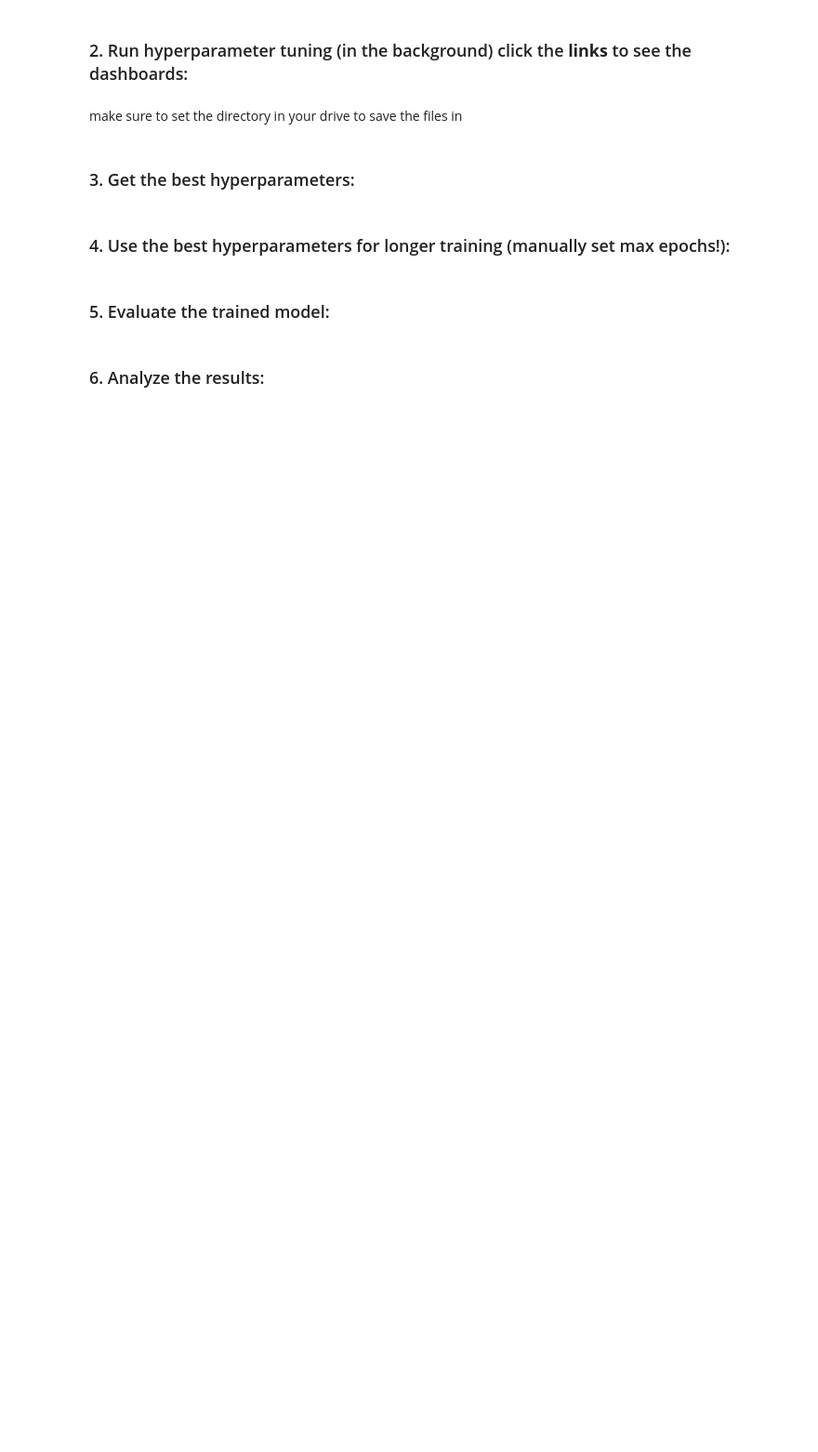
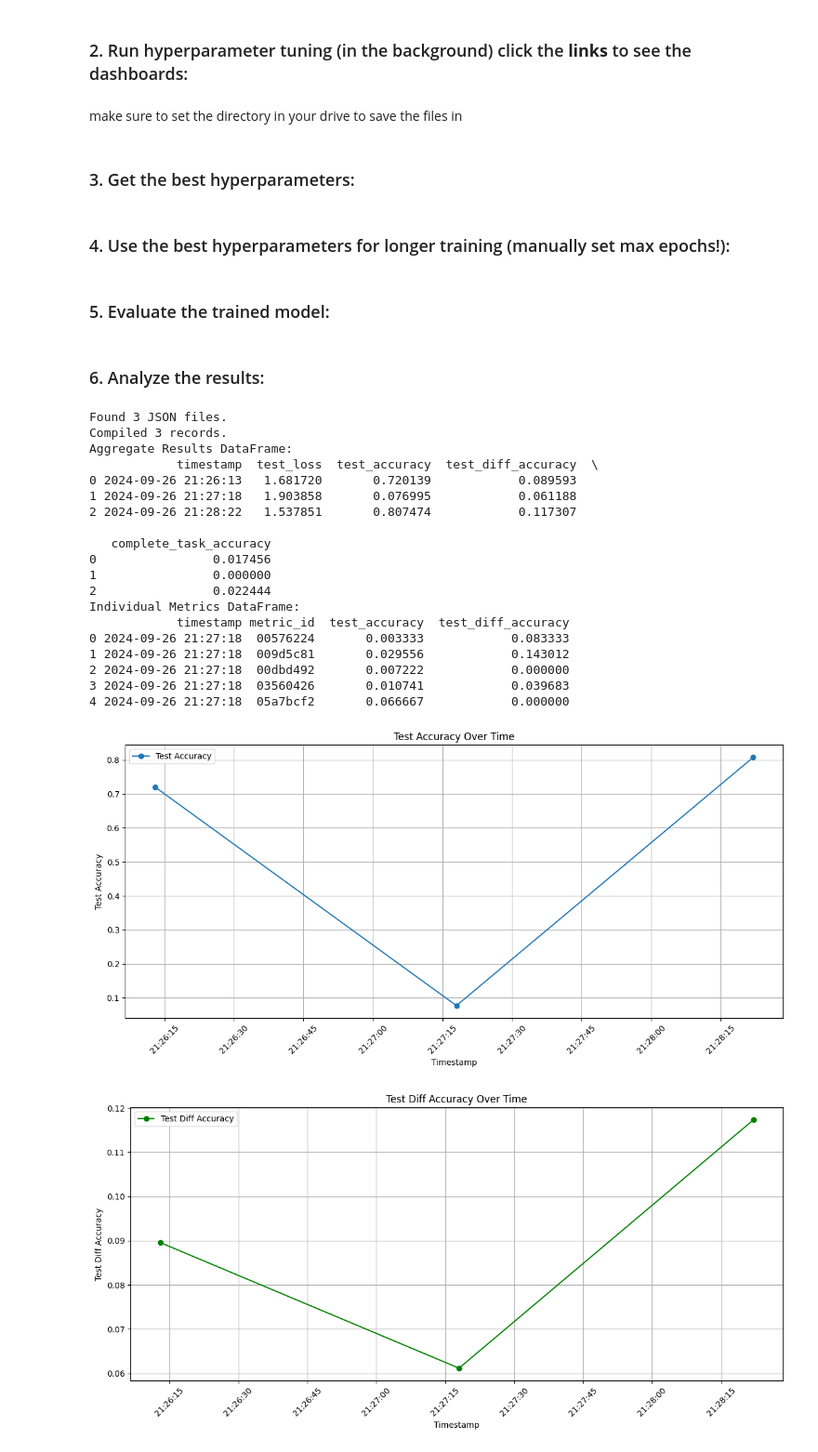
Before and after one commit to ImmortalDemonGod/arc-neural-reasoning-model, a Jupyter notebook: gpt2_arc/ARC_GPT2_Hyperparameter_Optimization_and_Scaling_Analysis.ipynb, the cells around one changed output. Shown at 93% size. Saved outputs shown, nothing was run; the diff lists cells and outputs as text; code cells hidden in the pictures; blank space fills up the shorter version.

```diff
--- a/gpt2_arc/ARC_GPT2_Hyperparameter_Optimization_and_Scaling_Analysis.ipynb
+++ b/gpt2_arc/ARC_GPT2_Hyperparameter_Optimization_and_Scaling_Analysis.ipynb
@@ -534,54 +534,86 @@ individual_df = pd.DataFrame(individual_data)
 # Drop records with missing timestamps
 individual_df = individual_df.dropna(subset=["timestamp"])
 
 # Convert timestamp to datetime if not already
 if individual_df["timestamp"].dtype == object:
     individual_df["timestamp"] = pd.to_datetime(individual_df["timestamp"])
 
 print("Individual Metrics DataFrame:")
 print(individual_df.head())
 
 # 7. Save DataFrames to CSV (Optional)
 df.to_csv("aggregate_evaluation_results.csv", index=False)
 individual_df.to_csv("individual_evaluation_metrics.csv", index=False)
 
 # 8. Plot Test Accuracy Over Time
 plt.figure(figsize=(12, 6))
-plt.plot(df['timestamp'], df['test_accuracy'], marker='o', linestyle='-')
+plt.plot(df['timestamp'], df['test_accuracy'], marker='o', linestyle='-', label='Test Accuracy')
 plt.title('Test Accuracy Over Time')
 plt.xlabel('Timestamp')
 plt.ylabel('Test Accuracy')
 plt.grid(True)
 plt.xticks(rotation=45)
+plt.legend()
 plt.tight_layout()
 plt.show()
 
-# 9. Plot Test Loss Over Time
+# Plot Test Diff Accuracy Over Time
 plt.figure(figsize=(12, 6))
-plt.plot(df['timestamp'], df['test_loss'], marker='o', color='red', linestyle='-')
-plt.title('Test Loss Over Time')
+plt.plot(df['timestamp'], df['test_diff_accuracy'], marker='o', linestyle='-', color='green', label='Test Diff Accuracy')
+plt.title('Test Diff Accuracy Over Time')
 plt.xlabel('Timestamp')
-plt.ylabel('Test Loss')
+plt.ylabel('Test Diff Accuracy')
 plt.grid(True)
+plt.xticks(rotation=45)
+plt.legend()
+plt.tight_layout()
+plt.show()
+
+# Plot Complete Task Accuracy Over Time
+plt.figure(figsize=(12, 6))
+plt.plot(df['timestamp'], df['complete_task_accuracy'], marker='o', linestyle='-', color='red', label='Complete Task Accuracy')
+plt.title('Complete Task Accuracy Over Time')
+plt.xlabel('Timestamp')
+plt.ylabel('Complete Task Accuracy')
+plt.grid(True)
+plt.xticks(rotation=45)
+plt.legend()
+plt.tight_layout()
+plt.show()
+
+# Heatmap: Task Accuracy Over Time
+
+# Pivot the individual_df to have 'metric_id' as rows and 'timestamp' as columns, with 'test_accuracy' as values
+heatmap_data = individual_df.pivot_table(index='metric_id', columns='timestamp', values='test_accuracy')
+
+# Plot the heatmap
+plt.figure(figsize=(12, 10))
+sns.heatmap(heatmap_data, cmap="coolwarm", cbar_kws={'label': 'Test Accuracy'}, annot=False)
+plt.title('Task Accuracy Over Time')
+plt.xlabel('Timestamp')
+plt.ylabel('Task (Metric ID)')
 plt.xticks(rotation=45)
 plt.tight_layout()
 plt.show()
-
-# 10. Advanced Plotting: Box Plot Grouped by Accuracy Ranges
-# Define accuracy bins
-bins = [0, 0.1, 0.2, 0.3, 0.4, 0.5, 0.6, 0.7, 0.8, 0.9, 1.0]
-labels = ['0-0.1', '0.1-0.2', '0.2-0.3', '0.3-0.4', '0.4-0.5', '0.5-0.6',
-          '0.6-0.7', '0.7-0.8', '0.8-0.9', '0.9-1.0']
-
-# Create a new column with accuracy ranges
-individual_df['accuracy_range'] = pd.cut(individual_df['test_accuracy'], bins=bins, labels=labels)
-
-# Plot grouped by accuracy ranges
-plt.figure(figsize=(12, 6))
-sns.boxplot(x='accuracy_range', y='test_accuracy', data=individual_df)
-plt.title('Distribution of Test Accuracy Grouped by Ranges')
-plt.xlabel('Accuracy Range')
-plt.ylabel('Test Accuracy')
-plt.grid(True)
-plt.tight_layout()
-plt.show()
+# %% [output]
+Found 3 JSON files.
+Compiled 3 records.
+Aggregate Results DataFrame:
+            timestamp  test_loss  test_accuracy  test_diff_accuracy  \
+0 2024-09-26 21:26:13   1.681720       0.720139            0.089593
+1 2024-09-26 21:27:18   1.903858       0.076995            0.061188
+2 2024-09-26 21:28:22   1.537851       0.807474            0.117307
+
+   complete_task_accuracy
+0                0.017456
+1                0.000000
+2                0.022444
+Individual Metrics DataFrame:
+            timestamp metric_id  test_accuracy  test_diff_accuracy
+0 2024-09-26 21:27:18  00576224       0.003333            0.083333
+1 2024-09-26 21:27:18  009d5c81       0.029556            0.143012
+2 2024-09-26 21:27:18  00dbd492       0.007222            0.000000
+3 2024-09-26 21:27:18  03560426       0.010741            0.039683
+4 2024-09-26 21:27:18  05a7bcf2       0.066667            0.000000
+[figure, added]
+[figure, added]
```
Also changed, not shown: parts of 1 cell of this notebook.
